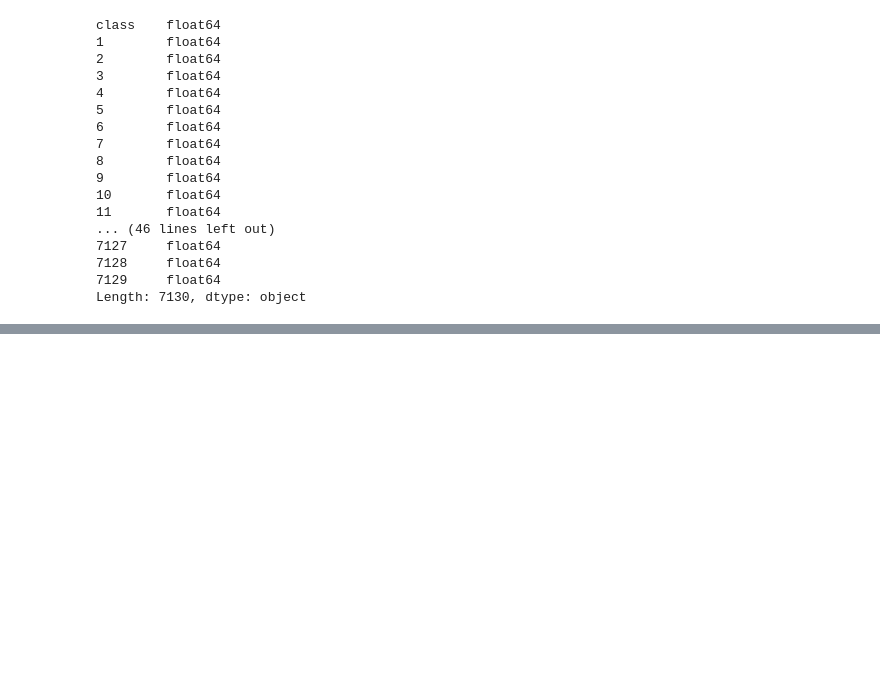
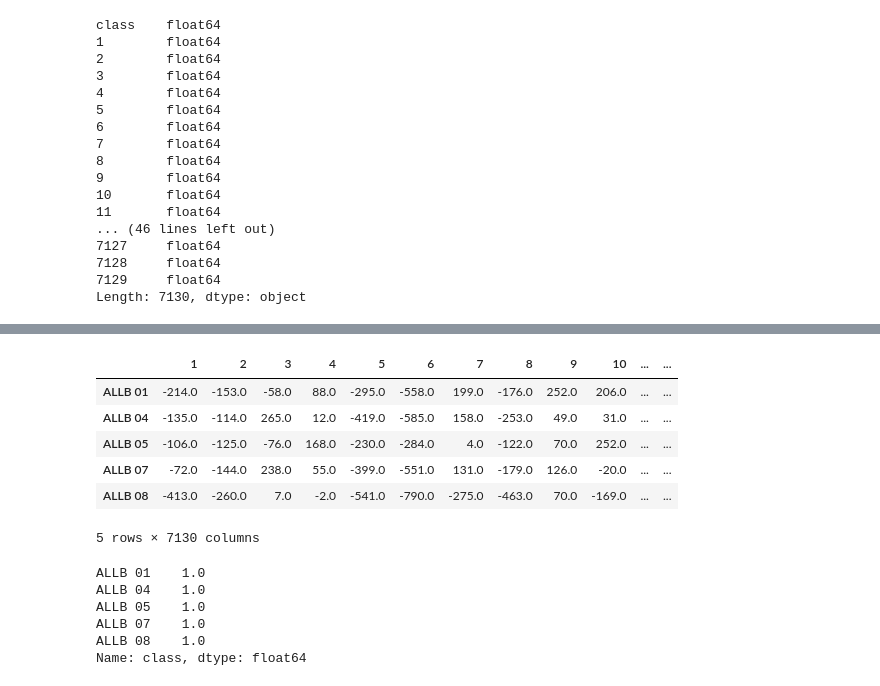
Before and after one commit to Sowul/18z_mpb, a Jupyter notebook: analiza_wstepna.ipynb, the cells around one changed output, grey strips where cells are left out. Cells and saved outputs as stored; diff of their text form; code cells hidden in the pictures; blank space fills up the shorter version.

```diff
--- a/analiza_wstepna.ipynb
+++ b/analiza_wstepna.ipynb
@@ -188,0 +199,19 @@ Length: 7130, dtype: object
+# %%
+df2[df2.columns.difference([0])].head()
+# %% [output]
+|  | 1 | 2 | 3 | 4 | 5 | 6 | 7 | 8 | 9 | 10 | ... | ... |
+| ALLB 01 | -214.0 | -153.0 | -58.0 | 88.0 | -295.0 | -558.0 | 199.0 | -176.0 | 252.0 | 206.0 | ... | ... |
+| ALLB 04 | -135.0 | -114.0 | 265.0 | 12.0 | -419.0 | -585.0 | 158.0 | -253.0 | 49.0 | 31.0 | ... | ... |
+| ALLB 05 | -106.0 | -125.0 | -76.0 | 168.0 | -230.0 | -284.0 | 4.0 | -122.0 | 70.0 | 252.0 | ... | ... |
+| ALLB 07 | -72.0 | -144.0 | 238.0 | 55.0 | -399.0 | -551.0 | 131.0 | -179.0 | 126.0 | -20.0 | ... | ... |
+| ALLB 08 | -413.0 | -260.0 | 7.0 | -2.0 | -541.0 | -790.0 | -275.0 | -463.0 | 70.0 | -169.0 | ... | ... |
+5 rows × 7130 columns
+# %%
+df2.iloc[:, 0].head()
+# %% [output]
+ALLB 01    1.0
+ALLB 04    1.0
+ALLB 05    1.0
+ALLB 07    1.0
+ALLB 08    1.0
+Name: class, dtype: float64
```
Also changed, not shown: parts of 2 cells of this notebook.
